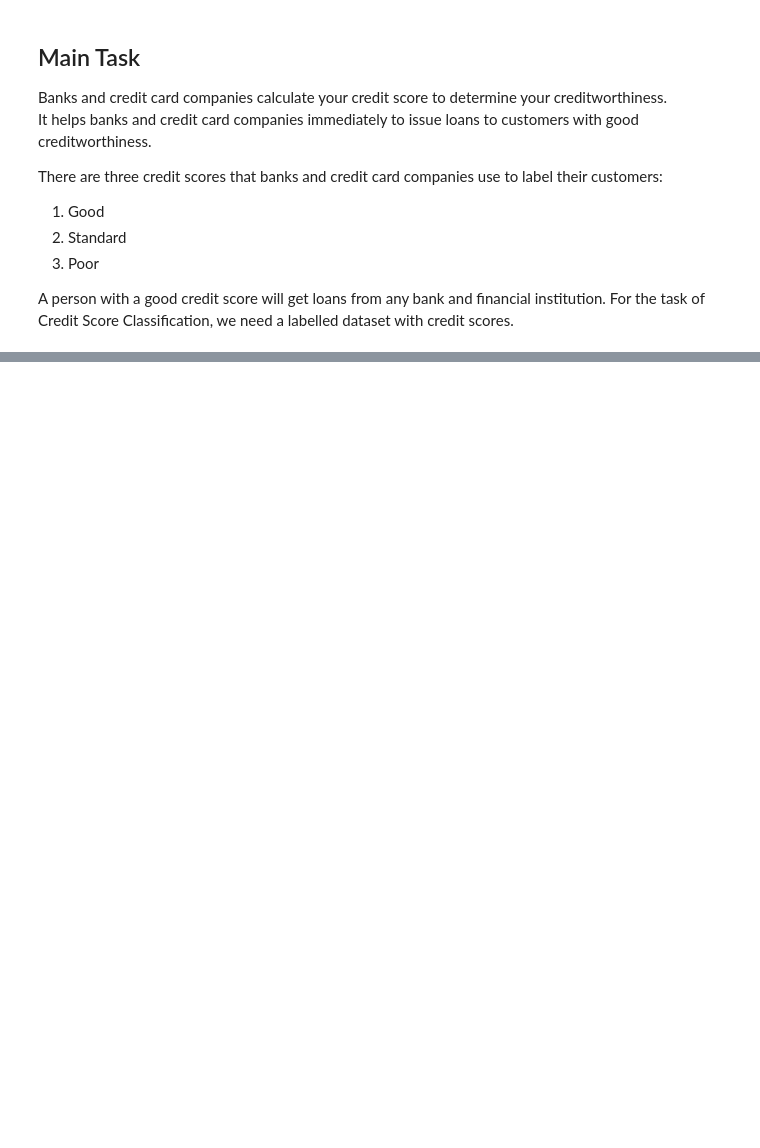
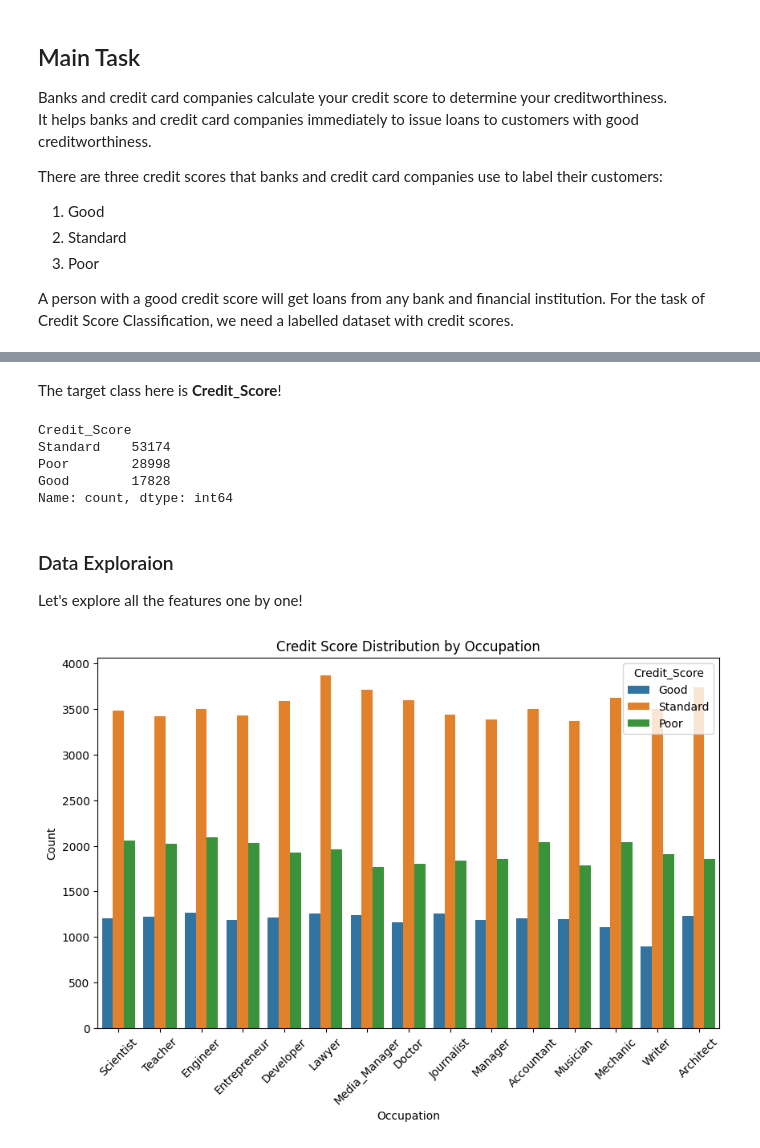
Before and after one commit to Darknight47/Data-Science-Project-01, a Jupyter notebook: credit_score_classification.ipynb, the cells around one changed output, grey strips where cells are left out. Saved outputs shown, nothing was run; the diff lists cells and outputs as text; code cells hidden in the pictures; blank space fills up the shorter version.

Commit message:
data exploration p1

```diff
--- a/credit_score_classification.ipynb
+++ b/credit_score_classification.ipynb
@@ -71,0 +80,2 @@ Credit_Score: The credit score of the person
+# %%
+dataset = pd.read_csv("Datasets/credit_score_data.csv")
@@ -71,0 +150,24 @@ Credit_Score: The credit score of the person
+# %% [markdown]
+The target class here is **Credit_Score**!
+# %%
+dataset['Credit_Score'].value_counts()
+# %% [output]
+Credit_Score
+Standard    53174
+Poor        28998
+Good        17828
+Name: count, dtype: int64
+# %% [markdown]
+### Data Exploraion
+Let's explore all the features one by one!
+# %%
+# Count Plot
+plt.figure(figsize=(10, 6))
+sns.countplot(data=dataset, x='Occupation', hue='Credit_Score')
+plt.title('Credit Score Distribution by Occupation')
+plt.xlabel('Occupation')
+plt.ylabel('Count')
+plt.xticks(rotation=45)
+plt.show()
+# %% [output]
+[figure, added]
```
Also changed, not shown: parts of 7 cells of this notebook.
